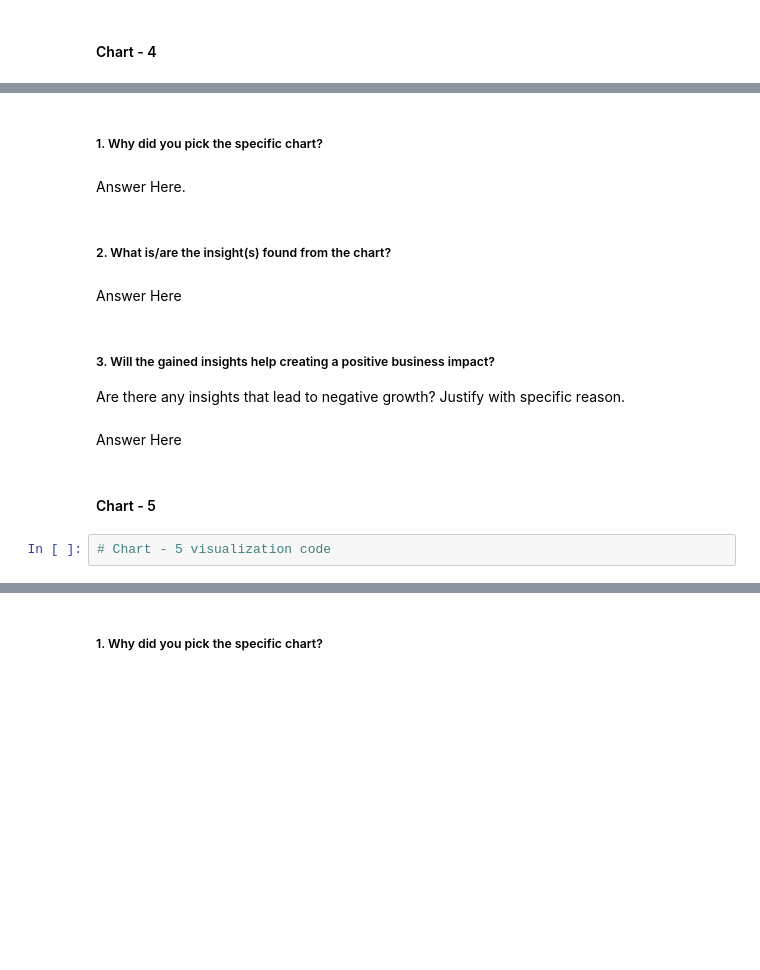
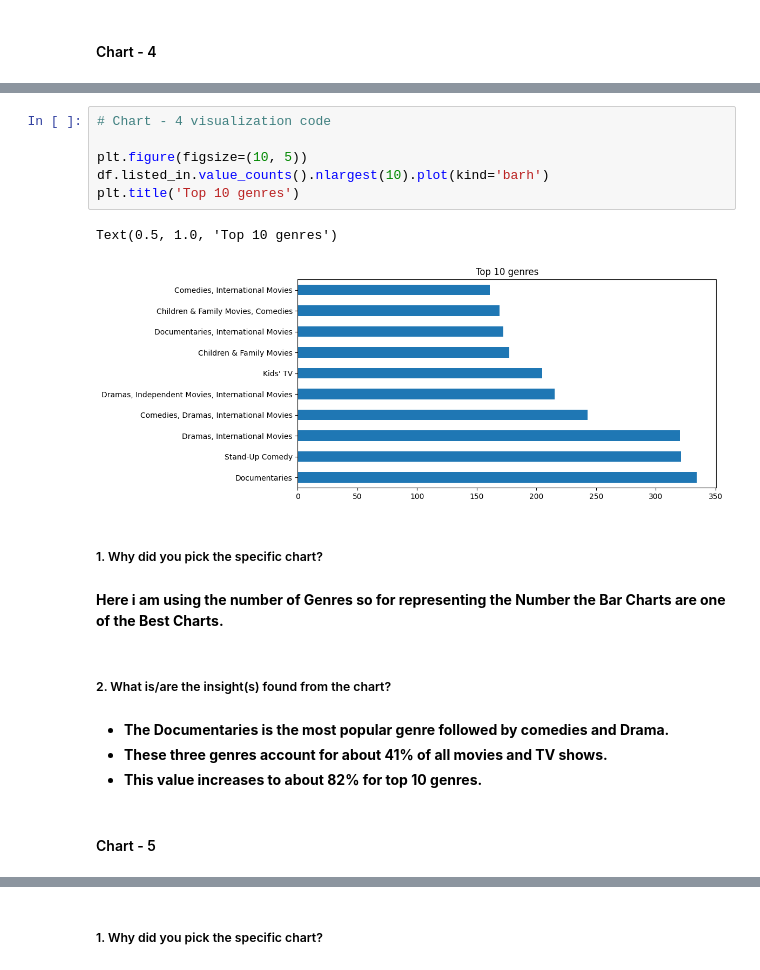
Before and after one commit to Sharad-t/Netflix-Movies-and-TV-Shows-Clustering, a Jupyter notebook: Netflix_Movies_and_TV_Shows_Clustering_Notebook.ipynb, the cells around one changed output, grey strips where cells are left out. Saved outputs shown, nothing was run; the diff lists cells and outputs as text; blank space fills up the shorter version.

```diff
--- a/Netflix_Movies_and_TV_Shows_Clustering_Notebook.ipynb
+++ b/Netflix_Movies_and_TV_Shows_Clustering_Notebook.ipynb
@@ -369,17 +393,21 @@ Answer Here
+# %%
+# Chart - 4 visualization code
+
+plt.figure(figsize=(10, 5))
+df.listed_in.value_counts().nlargest(10).plot(kind='barh')
+plt.title('Top 10 genres')
+# %% [output]
+Text(0.5, 1.0, 'Top 10 genres')
+[figure, added]
 # %% [markdown]
 ##### 1. Why did you pick the specific chart?
-# %% [markdown]
-Answer Here.
+# %% [markdown]
+**Here i am using the number of Genres so for representing the Number the Bar Charts are one of the Best Charts.**
 # %% [markdown]
 ##### 2. What is/are the insight(s) found from the chart?
-# %% [markdown]
-Answer Here
-# %% [markdown]
-##### 3. Will the gained insights help creating a positive business impact?
-Are there any insights that lead to negative growth? Justify with specific reason.
-# %% [markdown]
-Answer Here
+# %% [markdown]
+* **The Documentaries is the most popular genre followed by comedies and Drama.**
+* **These three genres account for about 41% of all movies and TV shows.**
+* **This value increases to about 82% for top 10 genres.**
 # %% [markdown]
 #### Chart - 5
-# %%
-# Chart - 5 visualization code
```
Also changed, not shown: parts of 66 cells of this notebook.
